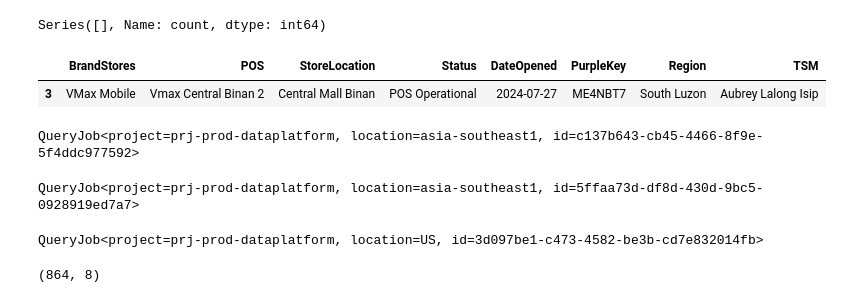
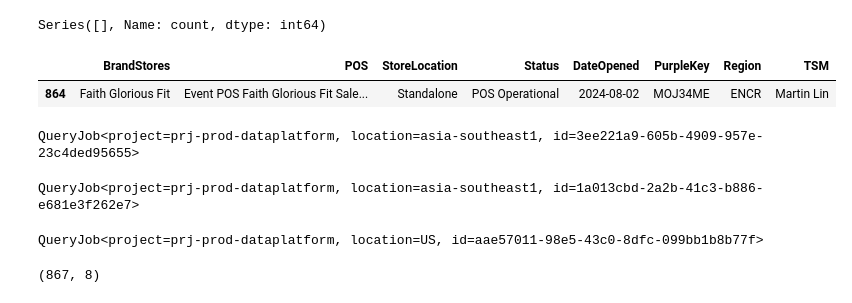
Before and after one commit to dchakroborti-tonik/POS_Addition, a Jupyter notebook: Notebook/Pos_mapping_new.ipynb, the cells around one changed output. Saved outputs shown, nothing was run; the diff lists cells and outputs as text; code cells hidden in the pictures.

```diff
--- a/Notebook/Pos_mapping_new.ipynb
+++ b/Notebook/Pos_mapping_new.ipynb
@@ -24,6 +24,6 @@ client = bigquery.Client(project='prj-prod-dataplatform')
 # Set options or configurations as needed
 # Example: pd.set_option('display.max_columns', None)
 # %%
-df = pd.read_csv(r"C:\Users\DwaipayanChakroborti\OneDrive - Tonik Financial Pte Ltd\MyStuff\SIL Sales\Shin Nebria\POS_Addition\Data\pos_add_20240727.csv")
+df = pd.read_csv(r"C:\Users\DwaipayanChakroborti\OneDrive - Tonik Financial Pte Ltd\MyStuff\SIL Sales\Shin Nebria\POS_Addition\Data\pos_add_20240802.csv")
 df.shape
 # %% [output]
@@ -362,32 +352,32 @@ print(filtered_counts)
 # %% [output]
 Series([], Name: count, dtype: int64)
 # %%
-df[df['PurpleKey']== 'ME4NBT7']
+df[df['PurpleKey']== 'MOJ34ME']
 # %% [output]
 |  | BrandStores | POS | StoreLocation | Status | DateOpened | PurpleKey | Region | TSM |
-| 3 | VMax Mobile | Vmax Central Binan 2 | Central Mall Binan | POS Operational | 2024-07-27 | ME4NBT7 | South Luzon | Aubrey Lalong Isip |
+| 864 | Faith Glorious Fit | Event POS Faith Glorious Fit Sale... | Standalone | POS Operational | 2024-08-02 | MOJ34ME | ENCR | Martin Lin |
 # %%
 sq = """drop table prj-prod-dataplatform.dap_ds_poweruser_playground.POS_TSM_MAPIING;"""
 
 client.query(sq)
 # %% [output]
-QueryJob<project=prj-prod-dataplatform, location=asia-southeast1, id=c137b643-cb45-4466-8f9e-5f4ddc977592>
+QueryJob<project=prj-prod-dataplatform, location=asia-southeast1, id=3ee221a9-605b-4909-957e-23c4ded95655>
 # %%
 sq = """create table prj-prod-dataplatform.dap_ds_poweruser_playground.POS_TSM_MAPIING as select * from prj-prod-dataplatform.dap_ds_poweruser_playground.POS_TSM_MAPIING1;"""
 client.query(sq)
 # %% [output]
-QueryJob<project=prj-prod-dataplatform, location=asia-southeast1, id=5ffaa73d-df8d-430d-9bc5-0928919ed7a7>
+QueryJob<project=prj-prod-dataplatform, location=asia-southeast1, id=1a013cbd-2a2b-41c3-b886-e681e3f262e7>
 # %%
 client.query("commit")
 # %% [output]
-QueryJob<project=prj-prod-dataplatform, location=US, id=3d097be1-c473-4582-be3b-cd7e832014fb>
+QueryJob<project=prj-prod-dataplatform, location=US, id=aae57011-98e5-43c0-8dfc-099bb1b8b77f>
 # %%
 sq = """select * from prj-prod-dataplatform.dap_ds_poweruser_playground.POS_TSM_MAPIING;"""
 
 df = client.query(sq).to_dataframe(progress_bar_type='tqdm')
 df.shape
 # %% [output]
-(864, 8)
+(867, 8)
 # %%
 df[df['BrandStores']=='VMax Mobile'].sort_values(by='DateOpened')
 # %% [output]
```
Also changed, not shown: parts of 31 cells of this notebook, 4 other files.
